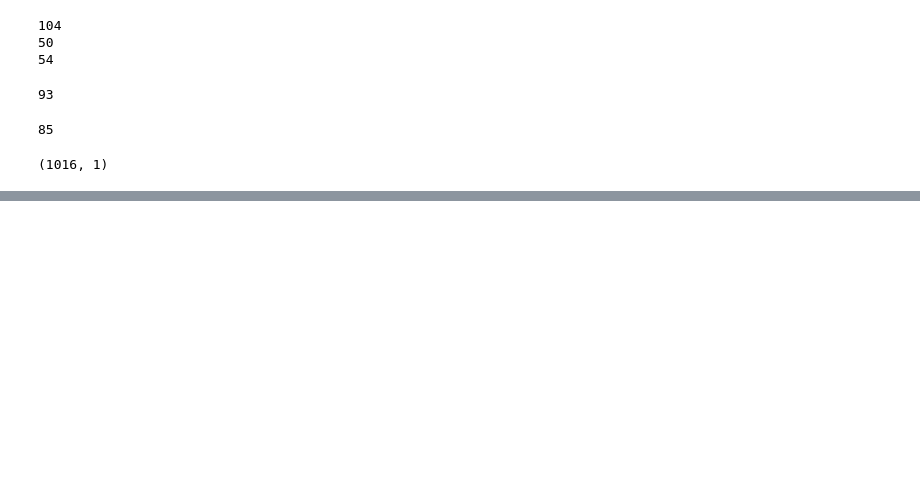
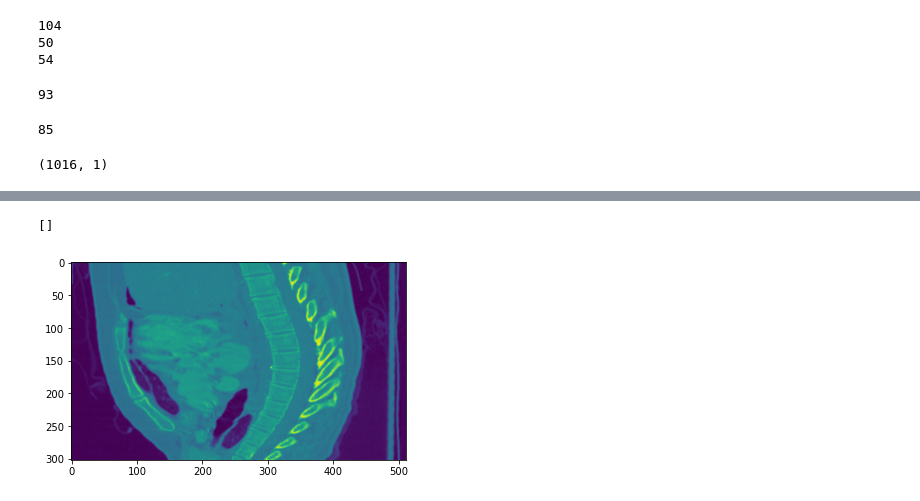
Before and after one commit to charansr/2023_Synopsys_PE, a Jupyter notebook: PEmodeling.ipynb, the cells around one changed output, grey strips where cells are left out. Drawn from its saved outputs; the diff is of its cells as text; code cells hidden in the pictures; blank space fills up the shorter version.

```diff
--- a/PEmodeling.ipynb
+++ b/PEmodeling.ipynb
@@ -688,0 +764,6 @@ y_train.shape
+# %%
+plt.imshow(test[:,:,255])
+plt.plot()
+# %% [output]
+[]
+[figure, added]
```
Also changed, not shown: parts of 24 cells of this notebook.
